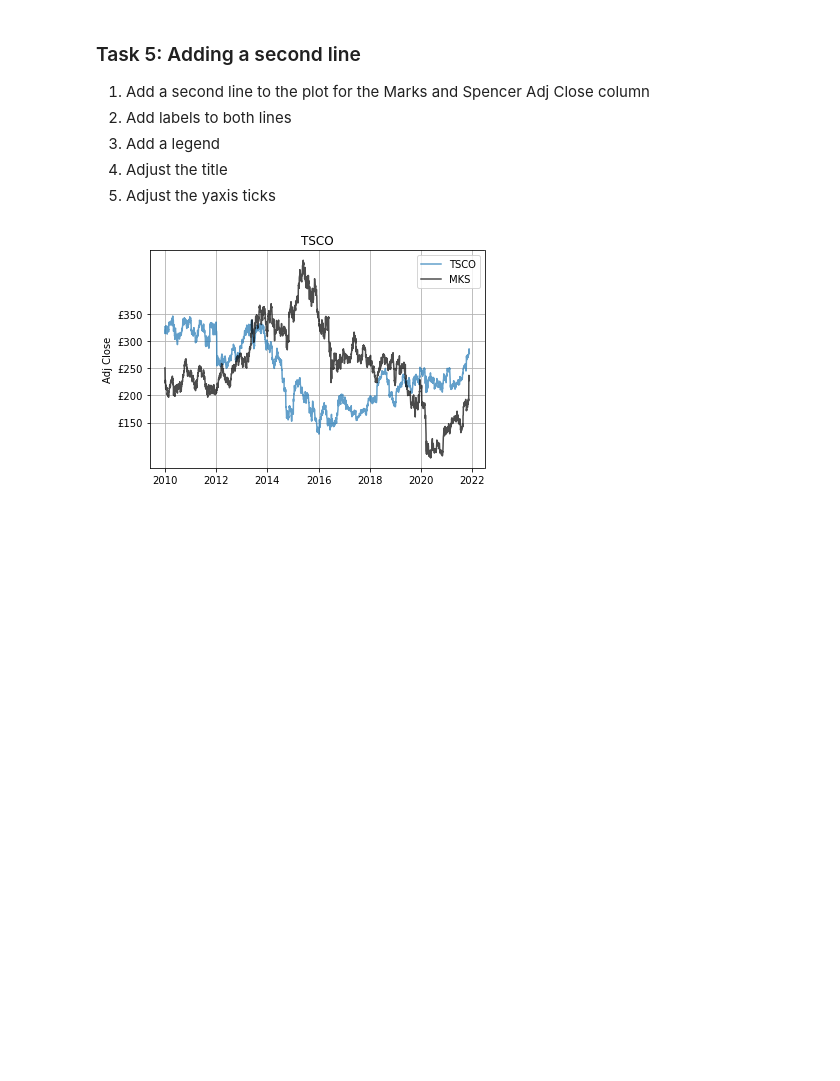
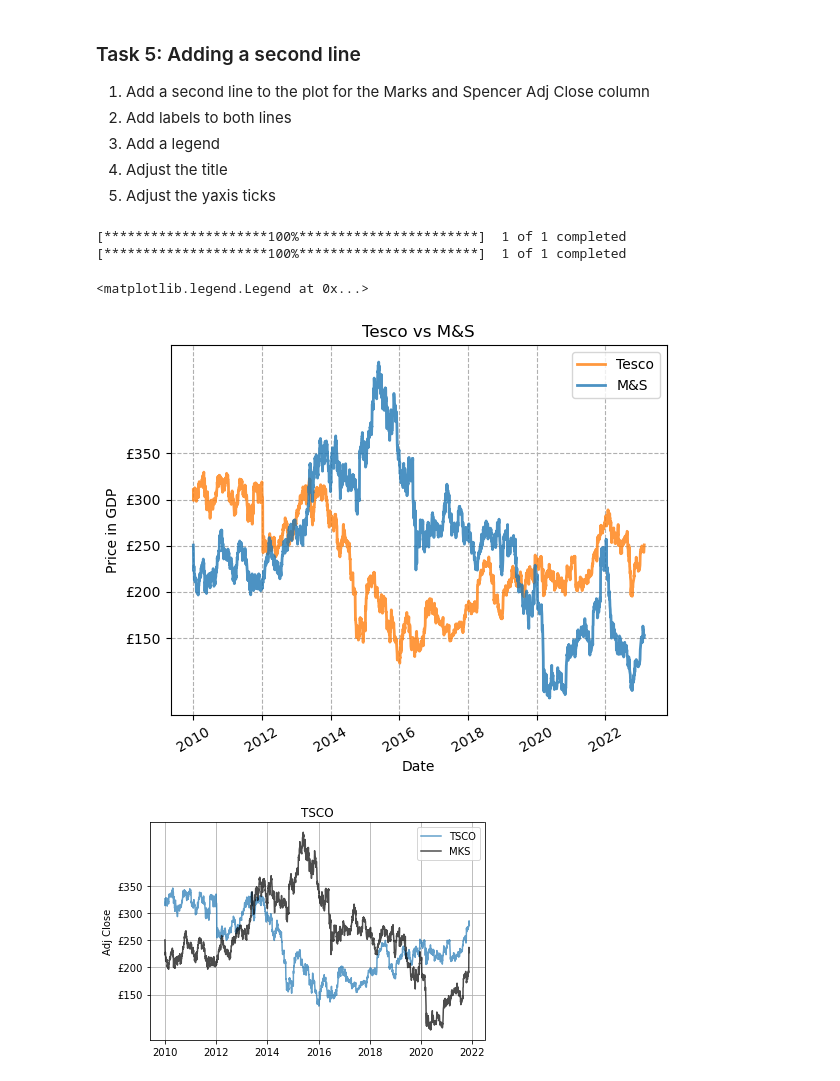
Before and after one commit to pkur3k/Financial-Data-Analysis-Exercises, a Jupyter notebook: Py4Fin01.ipynb, the cells around one changed output. Saved outputs shown, nothing was run; the diff lists cells and outputs as text; code cells hidden in the pictures; blank space fills up the shorter version.

```diff
--- a/Py4Fin01.ipynb
+++ b/Py4Fin01.ipynb
@@ -442,6 +538,24 @@ With `plt.legend()` the legend is being displayed in the plot area. The legend w
 3. Add a legend
 4. Adjust the title
 5. Adjust the yaxis ticks
+# %%
+tesco = yf.download('TSCO.L', '2010-01-01', '2023-02-20')
+m_s = yf.download('MKS.L', '2010-01-01', '2023-02-20')
+
+plt.plot(tesco.index, tesco['Adj Close'], color='tab:orange', linewidth=2, alpha=0.8, label='Tesco')
+plt.plot(m_s.index, m_s['Adj Close'], color='tab:blue', linewidth=2, alpha=0.8, label='M&S')
+plt.title('Tesco vs M&S')
+plt.xlabel('Date')
+plt.ylabel('Price in GDP')
+plt.xticks(rotation=30)
+plt.yticks([150, 200, 250, 300, 350], ['£150', '£200', '£250', '£300', '£350'])
+plt.grid(linestyle='--')
+plt.legend()
+# %% [output]
+[*********************100%***********************]  1 of 1 completed
+[*********************100%***********************]  1 of 1 completed
+<matplotlib.legend.Legend at 0x...>
+[figure, added]
 # %%
 # solution output - Don't run the cell below or the output is lost!
 # %% [output]
```
Also changed, not shown: parts of 10 cells of this notebook.
